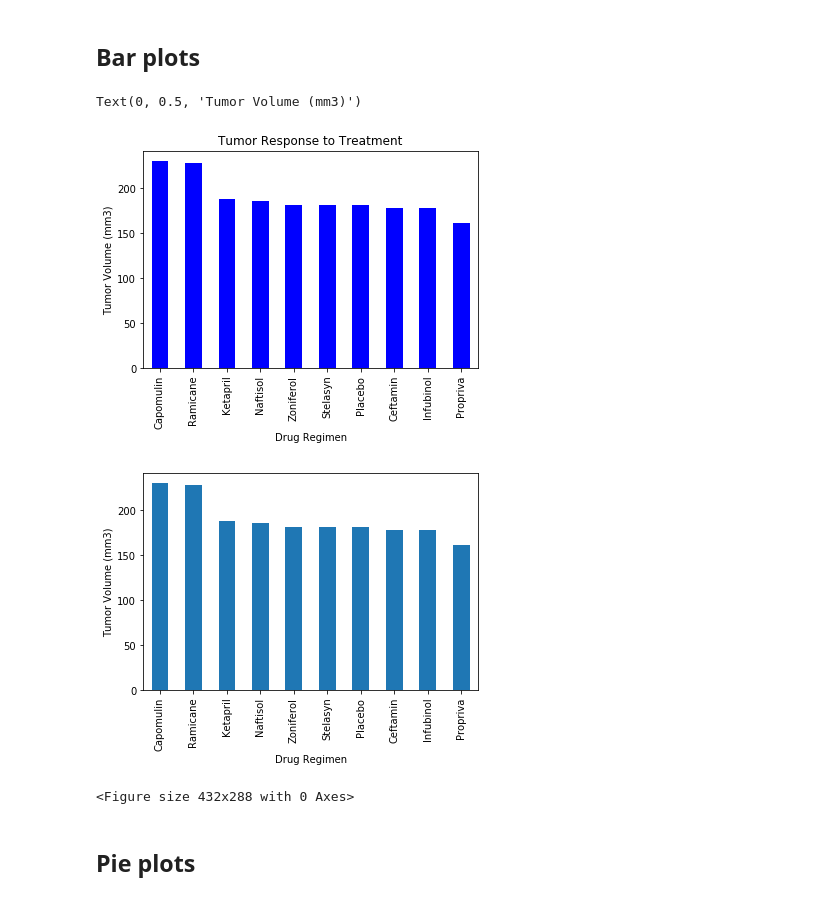
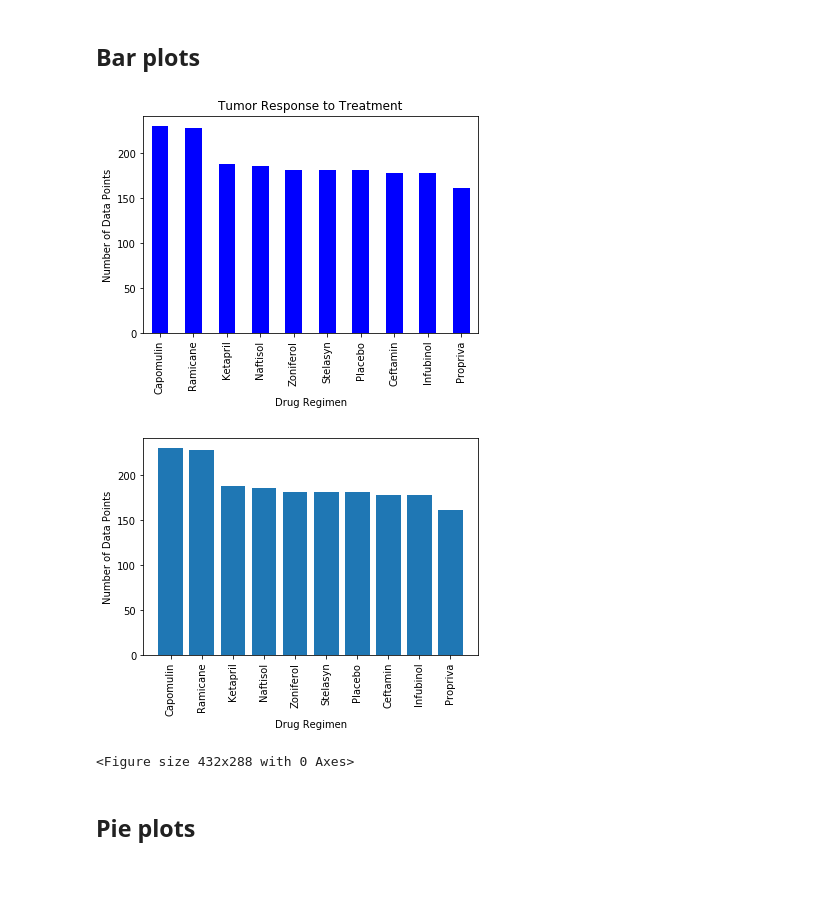
Before and after one commit to nnhamoinesu22/Matplotlib-Challenge, a Jupyter notebook: Pymaceuticals/pymaceuticals_starter.ipynb, the cells around one changed output. Drawn from its saved outputs; the diff is of its cells as text; code cells hidden in the pictures.

```diff
--- a/Pymaceuticals/pymaceuticals_starter.ipynb
+++ b/Pymaceuticals/pymaceuticals_starter.ipynb
@@ -71,26 +72,27 @@ treatment_reg = study_data_combined["Drug Regimen"].value_counts()
 treatment_bar_graph = treatment_reg.plot(kind="bar", facecolor="blue")
 
 plt.title('Tumor Response to Treatment')
+plt.xticks(rotation=90)
 plt.xlabel('Drug Regimen')
-plt.ylabel('Tumor Volume (mm3)')
+plt.ylabel('Number of Data Points')
+plt.show()
 # %% [output]
-Text(0, 0.5, 'Tumor Volume (mm3)')
-[figure, old version]
+[figure, new version]
 # %%
 # Generate a bar plot showing number of data points for each treatment regimen using pyplot
 
 
-treatment_reg_plt_chart = treatment_reg.plot(kind='bar')
-
-# Set the xlabel and ylabel using class methods
-treatment_reg_plt_chart.set_xlabel("Drug Regimen")
-treatment_reg_plt_chart.set_ylabel("Tumor Volume (mm3)")
+treatment_reg = study_data_combined["Drug Regimen"].value_counts()
+treatment_reg_plt_chart = plt.bar(treatment_reg.index.values,treatment_reg.values)
 
 
+plt.xlabel("Drug Regimen")
+plt.ylabel("Number of Data Points")
+plt.xticks(rotation=90)
 plt.show()
 plt.tight_layout()
 # %% [output]
-[figure, old version]
+[figure, new version]
 <Figure size 432x288 with 0 Axes>
 # %% [markdown]
 ## Pie plots
```
Also changed, not shown: parts of 12 cells of this notebook.
